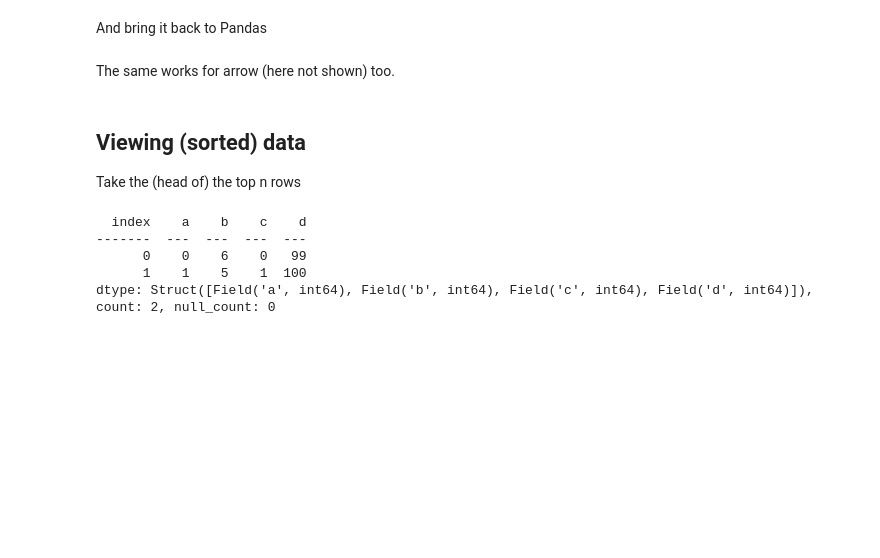
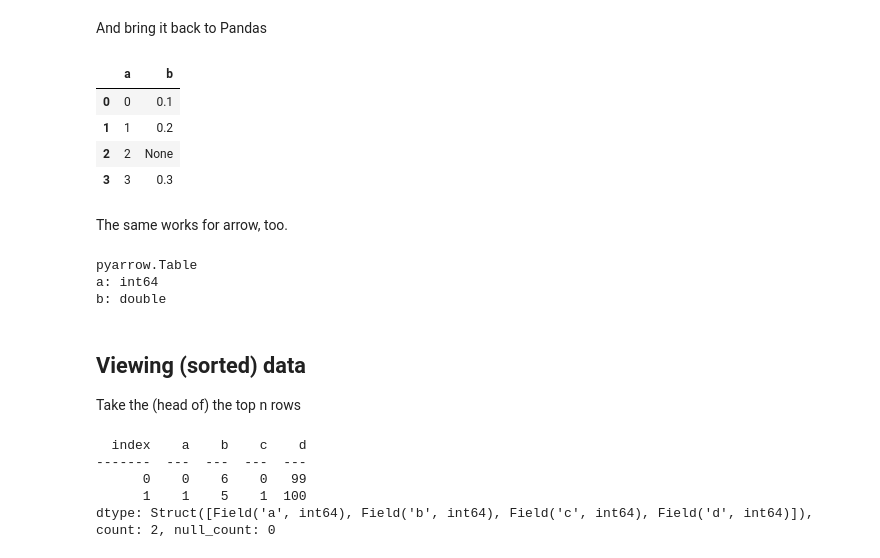
Before and after one commit to pytorch/data, a Jupyter notebook: torcharrow/torcharrow10min.ipynb, the cells around one changed output. Cells and saved outputs as stored; diff of their text form; code cells hidden in the pictures; blank space fills up the shorter version.

```diff
--- a/torcharrow/torcharrow10min.ipynb
+++ b/torcharrow/torcharrow10min.ipynb
@@ -172,7 +172,7 @@ dtype: Struct([Field('a', int64), Field('b', Struct([Field('b1', int64), Field('
 
 Take a Pandas dataframe and move it zero copy (if possible) to TorchArrow.
 # %%
-# TODO
-# pdf = pd.DataFrame({'a': [0, 1, 2, 3],'b': [0.1, 0.2, None, 0.3]})
-# gdf = ta.DataFrame.from_pandas(pdf)
-# gdf
+
+pdf = pd.DataFrame({'a': [0, 1, 2, 3],'b': [0.1, 0.2, None, 0.3]})
+gdf = ta.from_pandas_dataframe(pdf)
+gdf
@@ -183,5 +189,19 @@ And bring it back to Pandas
+# %%
+gdf.to_pandas()
+# %% [output]
+|  | a | b |
+| 0 | 0 | 0.1 |
+| 1 | 1 | 0.2 |
+| 2 | 2 | None |
+| 3 | 3 | 0.3 |
 # %% [markdown]
-The same works for arrow (here not shown) too.
+The same works for arrow, too.
+# %%
+ta.from_arrow_table(pa.table({'a': [0, 1, 2, 3],'b': [0.1, 0.2, None, 0.3]})).to_arrow()
+# %% [output]
+pyarrow.Table
+a: int64
+b: double
 # %% [markdown]
 ## Viewing (sorted) data
 
```
Also changed, not shown: parts of 2 cells of this notebook, 7 other files.
